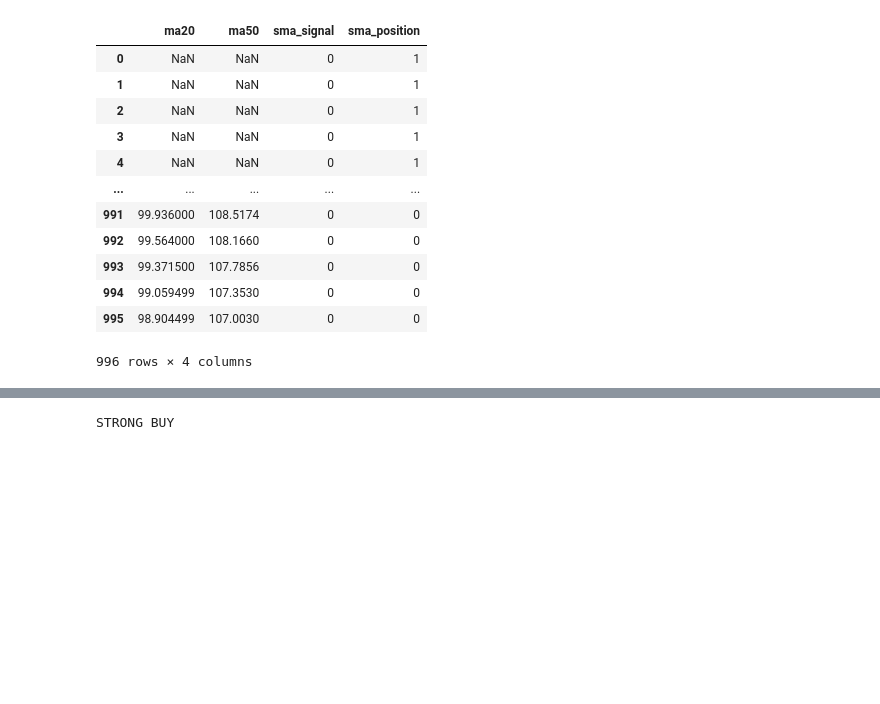
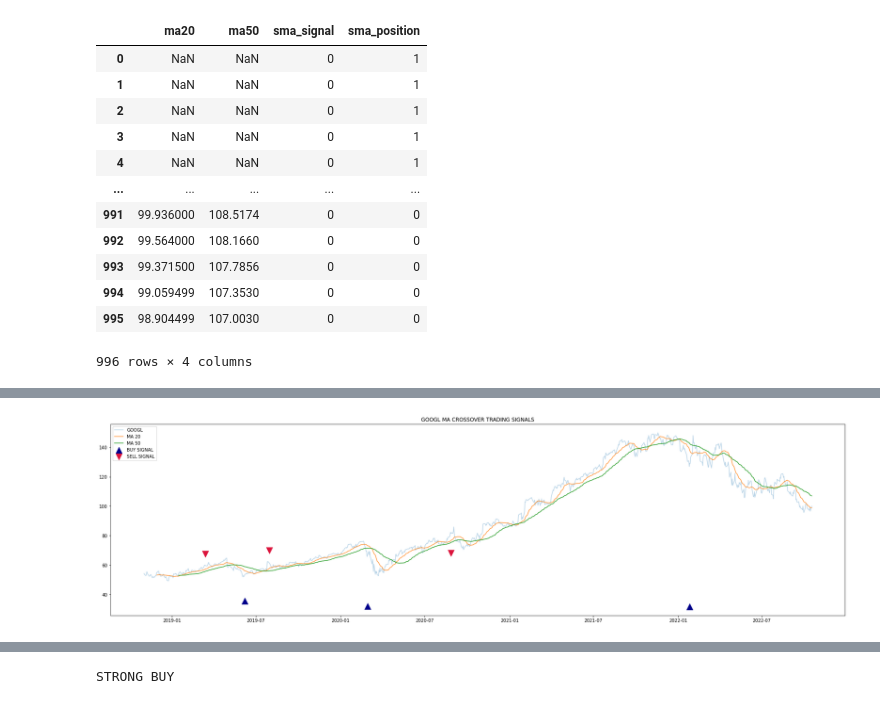
Before and after one commit to Yashasvibora/Atlan_Challenge, a Jupyter notebook: Quantitative_Value_Investing_using_Python.ipynb, the cells around one changed output, grey strips where cells are left out. Drawn from its saved outputs; the diff is of its cells as text; code cells hidden in the pictures; blank space fills up the shorter version.

```diff
--- a/Quantitative_Value_Investing_using_Python.ipynb
+++ b/Quantitative_Value_Investing_using_Python.ipynb
@@ -160,7 +161,7 @@ def implement_sma_strategy(data, short_window, long_window):
     signal = 0
 
     for i in range(len(data)):
-        if sma1[i] > sma2[i] and (cmp_growth_rate*100)> bt:
+        if sma1[i] > sma2[i] :
             if signal != 1:
                 buy_price.append(data[i])
                 sell_price.append(np.nan)
@@ -170,7 +171,7 @@ def implement_sma_strategy(data, short_window, long_window):
                 buy_price.append(np.nan)
                 sell_price.append(np.nan)
                 sma_signal.append(0)
-        elif sma2[i] > sma1[i] or (cmp_growth_rate*100)< bt:
+        elif sma2[i] > sma1[i] :
             if signal != -1:
                 buy_price.append(np.nan)
                 sell_price.append(data[i])
@@ -190,7 +191,6 @@ def implement_sma_strategy(data, short_window, long_window):
 ma20 = df.loc[:, 'ma20']
 ma50 = df.loc[:, 'ma50']
 
-
 buy_price, sell_price, signal = implement_sma_strategy(df["Close"], ma20, ma50)
 # %%
 plt.figure(figsize=(30, 8))
@@ -266,11 +266,11 @@ investment_value = 100000
 number_of_stocks = math.floor(investment_value/df["Close"][1])
 sma_investment_ret = []
 
-for i in range(len(sma_strategy_ret_df['sma_returns'])):
+for i in range(math.floor(len(sma_strategy_ret_df['sma_returns'])/3)):
     returns = number_of_stocks*sma_strategy_ret_df['sma_returns'][i]
     sma_investment_ret.append(returns)
 
 sma_investment_ret_df = pd.DataFrame(sma_investment_ret).rename(columns = {0:'investment_returns'})
 total_investment_ret = round(sum(sma_investment_ret_df['investment_returns']), 2)
-print(cl('Profit gained from the strategy by investing $100K in MSFT : ${} in 1 Year'.format(total_investment_ret), attrs = ['bold']))
+print(cl('Profit gained from the strategy by investing $100K in GOOGL : ${} within a Year'.format(total_investment_ret), attrs = ['bold']))
 # %% [output]
@@ -329,0 +364,14 @@ implement_sma_strategy(df1["rsi"], ma13, ma70)
+# %%
+plt.figure(figsize=(30, 8))
+plt.plot(df["Close"], alpha = 0.3, label = 'GOOGL')
+
+plt.plot(ma20, alpha = 0.8, label = 'MA 20')
+plt.plot(ma50, alpha = 2, label = 'MA 50')
+
+plt.scatter(df.index, buy_price1, marker = '^', s = 200, color = 'darkblue', label = 'BUY SIGNAL')
+plt.scatter(df.index, sell_price1, marker = 'v', s = 200, color = 'crimson', label = 'SELL SIGNAL')
+plt.legend(loc = 'upper left')
+plt.title('GOOGL MA CROSSOVER TRADING SIGNALS')
+plt.show()
+# %% [output]
+[figure, added]
```
Also changed, not shown: parts of 12 cells of this notebook.
